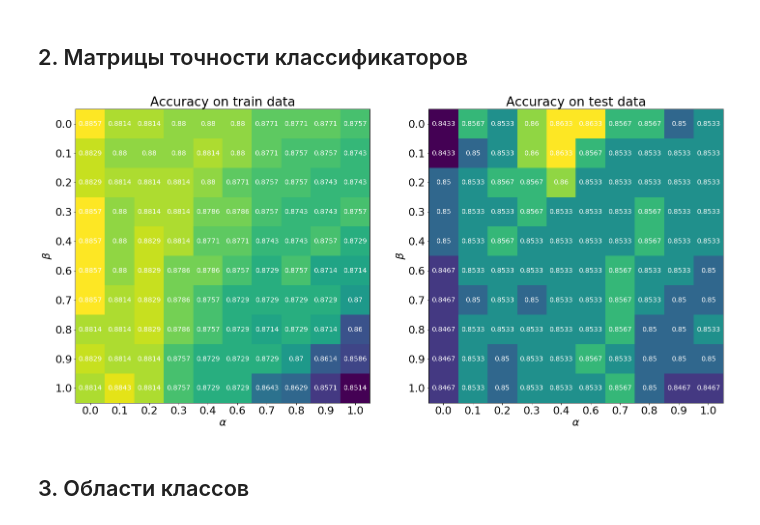
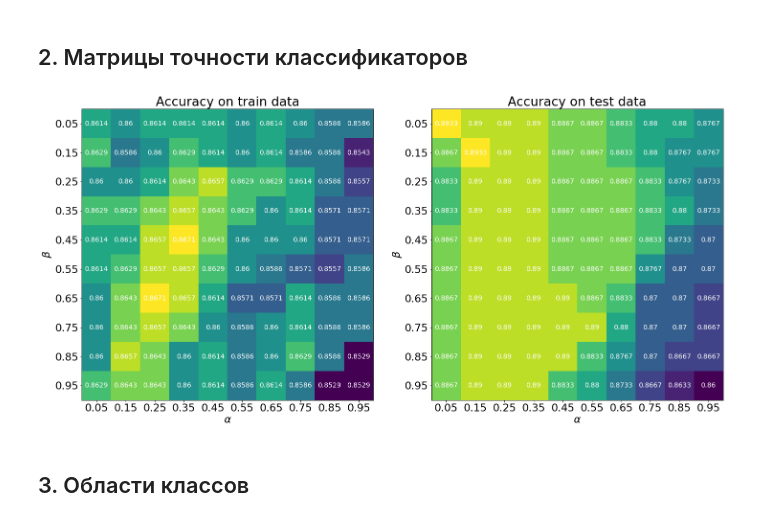
Before and after one commit to BobNobrain/ml-labs, a Jupyter notebook: 2/lab2.ipynb, the cells around one changed output. Drawn from its saved outputs; the diff is of its cells as text; code cells hidden in the pictures.

```diff
--- a/2/lab2.ipynb
+++ b/2/lab2.ipynb
@@ -25,7 +27,9 @@ x1    = list(sample[:, 0])
 x2    = list(sample[:, 1])
 klass = list(sample[:, 2])
 
-x1_train, x1_test, x2_train, x2_test, klass_train, klass_test = train_test_split(x1, x2, klass, test_size=0.3)
+x1_train, x1_test, x2_train, x2_test, klass_train, klass_test = train_test_split(
+    x1, x2, klass, test_size=0.3, random_state=42
+)
 
 class_labels = np.unique(klass)
 
@@ -214,11 +194,0 @@ class_map = calc_map(bayes['predict'])
-# %%
-fig, ax = plt.subplots()
-
-for label in class_labels:
-    map_entry = class_map[label]
-    x1, x2 = map_entry['x1'], map_entry['x2']
-    drawn = plt.plot(x1, x2, 'o', label=label + ' predicted', markersize=8, alpha=0.2)
-    color = drawn[0].get_color()
-    plt.plot(split[label]['x1'], split[label]['x2'], 'o', color=color, markersize=8, label=label)
-
-plt.show();
@@ -269,25 +237,27 @@ def accuracy(matrix):
 
     return (TP_sum + TN_sum) * 1. / K / n
 # %%
-def mk_accuracy_matrix(train, split, n=10):
+def loop_albeta(f, n=10):
     alphas = np.linspace(0, 1, n)
     betas = np.linspace(0, 1, n)
-
-    result = np.zeros((n, n))
 
     for a in range(n):
         for b in range(n):
             alpha = alphas[a]
             beta = betas[b]
+            f(alpha=alpha, beta=beta, a=a, b=b)
 
-#             if alpha + beta > 1:
-#                 continue
+def mk_accuracy_matrix(train, split, n=10):
+    result = np.zeros((n, n))
 
-            bayes = train_bayes(train, alpha=alpha, beta=beta)
-            predict = bayes['predict']
-            cm = correctness_matrix(predict, split)
-            acc = accuracy(cm)
-            result[a][b] = acc
+    def loop_body(alpha, beta, a, b):
+        bayes = train_bayes(train, alpha=alpha, beta=beta)
+        predict = bayes['predict']
+        cm = correctness_matrix(predict, split)
+        acc = accuracy(cm)
+        result[a][b] = acc
+
+    loop_albeta(loop_body, n)
 
     return result
 # %%
@@ -297,30 +267,30 @@ acc_matrix_test  = mk_accuracy_matrix(split_train, split_test,  acc_matrix_size)
 # %%
 fig, ax = plt.subplots(1, 2)
 
 heatmap(
     acc_matrix_train.T,
     canvas=ax[0],
     title='Accuracy on train data',
-    xlabels=np.round(np.linspace(0, 1, acc_matrix_size), 1),
-    ylabels=np.round(np.linspace(0, 1, acc_matrix_size), 1),
+    xlabels=np.round(np.linspace(0.05, 0.95, acc_matrix_size), 2),
+    ylabels=np.round(np.linspace(0.05, 0.95, acc_matrix_size), 2),
     digit_size=14
 )
 ax[0].set_xlabel('$\\alpha$')
 ax[0].set_ylabel('$\\beta$')
 
 heatmap(
     acc_matrix_test.T,
     canvas=ax[1],
     title='Accuracy on test data',
-    xlabels=np.round(np.linspace(0, 1, acc_matrix_size), 1),
-    ylabels=np.round(np.linspace(0, 1, acc_matrix_size), 1),
+    xlabels=np.round(np.linspace(0.05, 0.95, acc_matrix_size), 2),
+    ylabels=np.round(np.linspace(0.05, 0.95, acc_matrix_size), 2),
     digit_size=14
 )
 ax[1].set_xlabel('$\\alpha$')
 ax[1].set_ylabel('$\\beta$')
 
 plt.show()
 # %% [output]
-[figure, old version]
+[figure, new version]
 # %% [markdown]
 ## 3. Области классов
```
Also changed, not shown: parts of 11 cells of this notebook.
